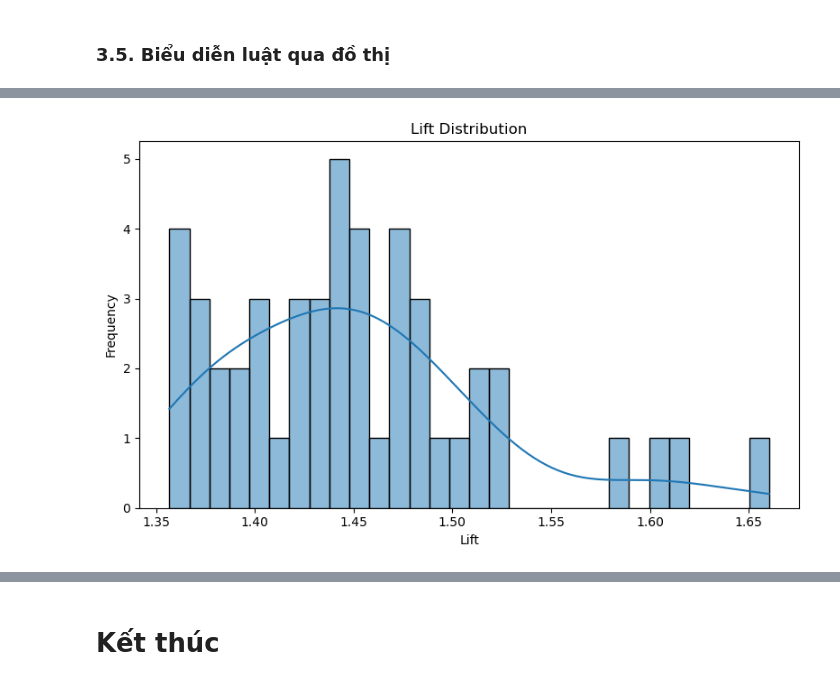
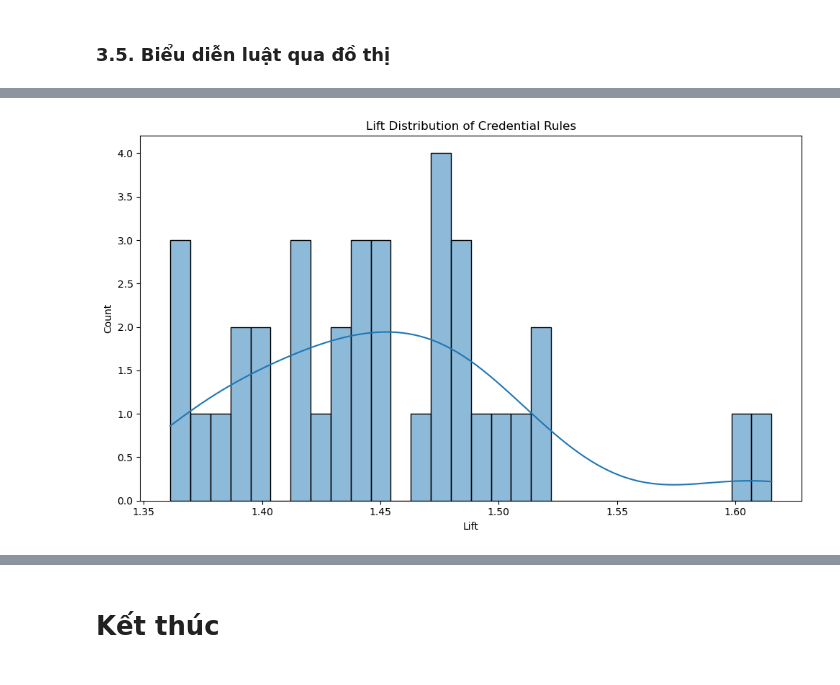
Before and after one commit to VietDQ1904/DataMining-Project-2026, a Jupyter notebook: source/CybersecurityIntrusion/rules/rules2.ipynb, the cells around one changed output, grey strips where cells are left out. Cells and saved outputs as stored; diff of their text form; code cells hidden in the pictures.

```diff
--- a/source/CybersecurityIntrusion/rules/rules2.ipynb
+++ b/source/CybersecurityIntrusion/rules/rules2.ipynb
@@ -196,7 +186,7 @@ rules = rules[
     .str.contains("attack_detected")
 ].copy()
 
-# REMOVE SELF RULES
+# REMOVE SELF TARGET RULES
 rules = rules[
     ~rules["antecedents"]
     .astype(str)
@@ -225,13 +215,34 @@ rules = rules.sort_values(
     ascending=False
 )
 
-# STRONG PROTOCOL ABUSE RULES
-strong_rules = rules[
-    (rules["confidence"] > 0.7)
+# CREDENTIAL ATTACK FILTER
+credential_keywords = [
+    "login_attempts",
+    "failed_logins",
+    "unusual_time_access"
+]
+
+def is_credential_rule(x):
+
+    x = str(x)
+
+    return any(
+        kw in x
+        for kw in credential_keywords
+    )
+
+credential_rules = rules[
+    rules["antecedents"]
+    .apply(is_credential_rule)
+].copy()
+
+# STRONG RULES
+strong_rules = credential_rules[
+    (credential_rules["confidence"] > 0.7)
     &
-    (rules["lift"] > 1.4)
+    (credential_rules["lift"] > 1.4)
     &
-    (rules["rule_size"] >= 2)
+    (credential_rules["rule_size"] >= 2)
 ]
 # %% [markdown]
 ### 3.4. Kiểm tra kết quả
@@ -274,17 +341,21 @@ TOP PROTOCOL ABUSE RULES:
 # %%
-plt.figure(figsize=(8, 5))
+# LIFT DISTRIBUTION
+plt.figure(figsize=(10, 6))
 
 sns.histplot(
-    rules["lift"],
+    credential_rules["lift"],
     bins=30,
     kde=True
 )
 
-plt.title("Lift Distribution")
+plt.title(
+    "Lift Distribution of Credential Rules"
+)
+
 plt.xlabel("Lift")
-plt.ylabel("Frequency")
 
 plt.tight_layout()
+
 plt.show()
 # %% [output]
-[figure, old version]
+[figure, new version]
```
Also changed, not shown: parts of 11 cells of this notebook, 17 other files.
